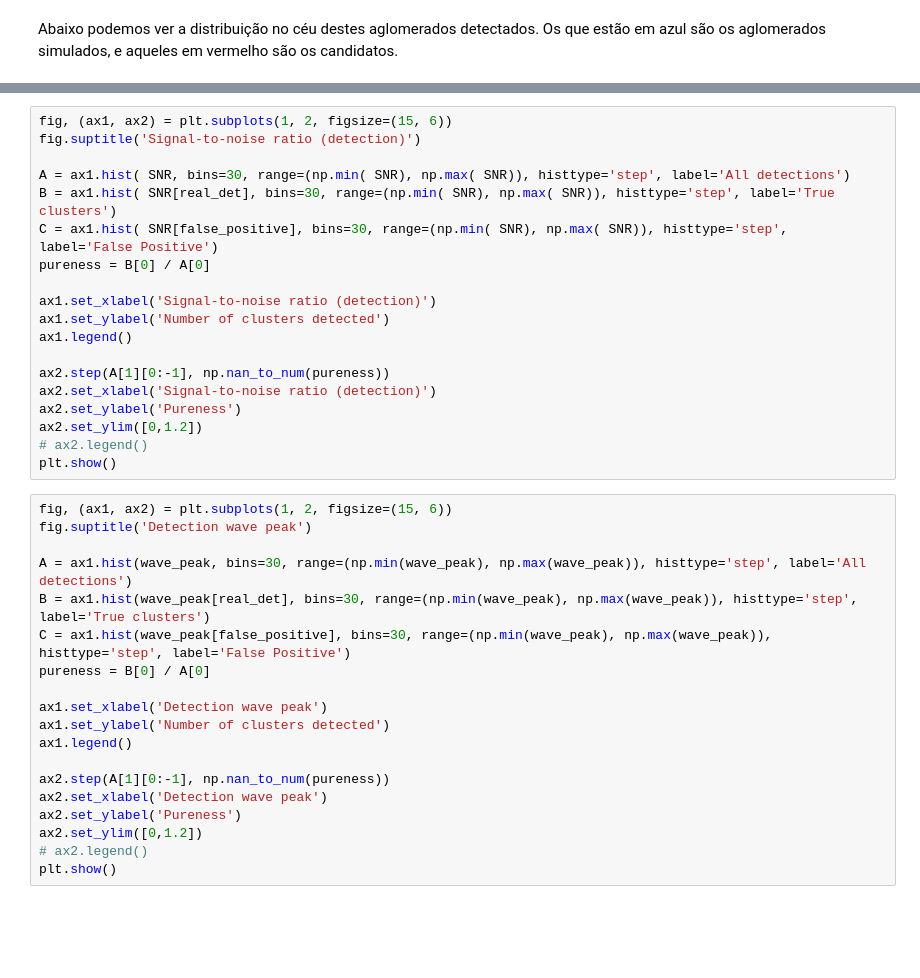
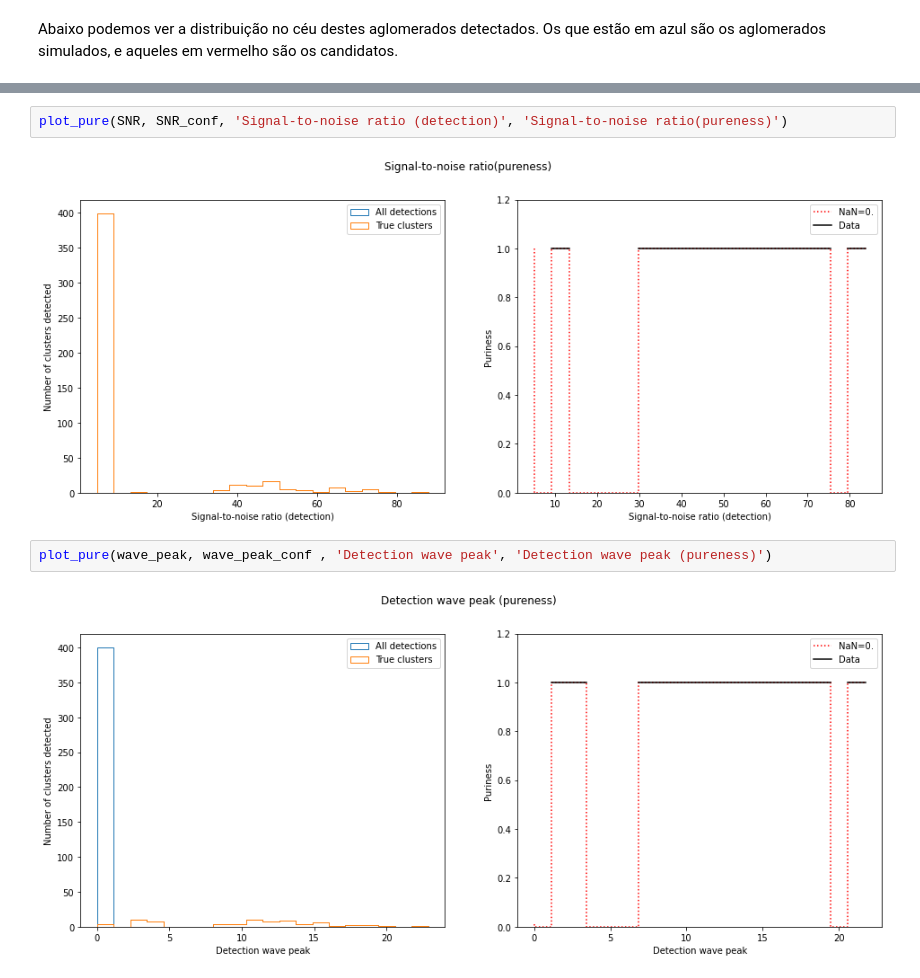
Before and after one commit to linea-it/qa_gawa, a Jupyter notebook: pureness.ipynb, the cells around one changed output, grey strips where cells are left out. Saved outputs shown, nothing was run; the diff lists cells and outputs as text; blank space fills up the shorter version.

```diff
--- a/pureness.ipynb
+++ b/pureness.ipynb
@@ -97,39 +98,9 @@ plt.show()
 # %%
-fig, (ax1, ax2) = plt.subplots(1, 2, figsize=(15, 6))
-fig.suptitle('Signal-to-noise ratio (detection)')
-
-A = ax1.hist( SNR, bins=30, range=(np.min( SNR), np.max( SNR)), histtype='step', label='All detections')
-B = ax1.hist( SNR[real_det], bins=30, range=(np.min( SNR), np.max( SNR)), histtype='step', label='True clusters')
-C = ax1.hist( SNR[false_positive], bins=30, range=(np.min( SNR), np.max( SNR)), histtype='step', label='False Positive')
-pureness = B[0] / A[0]
-
-ax1.set_xlabel('Signal-to-noise ratio (detection)')
-ax1.set_ylabel('Number of clusters detected')
-ax1.legend()
-
-ax2.step(A[1][0:-1], np.nan_to_num(pureness))
-ax2.set_xlabel('Signal-to-noise ratio (detection)')
-ax2.set_ylabel('Pureness')
-ax2.set_ylim([0,1.2])
-# ax2.legend()
-plt.show()
+plot_pure(SNR, SNR_conf, 'Signal-to-noise ratio (detection)', 'Signal-to-noise ratio(pureness)')
+# %% [output]
+[figure, added]
 # %%
-fig, (ax1, ax2) = plt.subplots(1, 2, figsize=(15, 6))
-fig.suptitle('Detection wave peak')
-
-A = ax1.hist(wave_peak, bins=30, range=(np.min(wave_peak), np.max(wave_peak)), histtype='step', label='All detections')
-B = ax1.hist(wave_peak[real_det], bins=30, range=(np.min(wave_peak), np.max(wave_peak)), histtype='step', label='True clusters')
-C = ax1.hist(wave_peak[false_positive], bins=30, range=(np.min(wave_peak), np.max(wave_peak)), histtype='step', label='False Positive')
-pureness = B[0] / A[0]
-
-ax1.set_xlabel('Detection wave peak')
-ax1.set_ylabel('Number of clusters detected')
-ax1.legend()
-
-ax2.step(A[1][0:-1], np.nan_to_num(pureness))
-ax2.set_xlabel('Detection wave peak')
-ax2.set_ylabel('Pureness')
-ax2.set_ylim([0,1.2])
-# ax2.legend()
-plt.show()
+plot_pure(wave_peak, wave_peak_conf , 'Detection wave peak', 'Detection wave peak (pureness)')
+# %% [output]
+[figure, added]
 # %%
```
Also changed, not shown: parts of 23 cells of this notebook.
